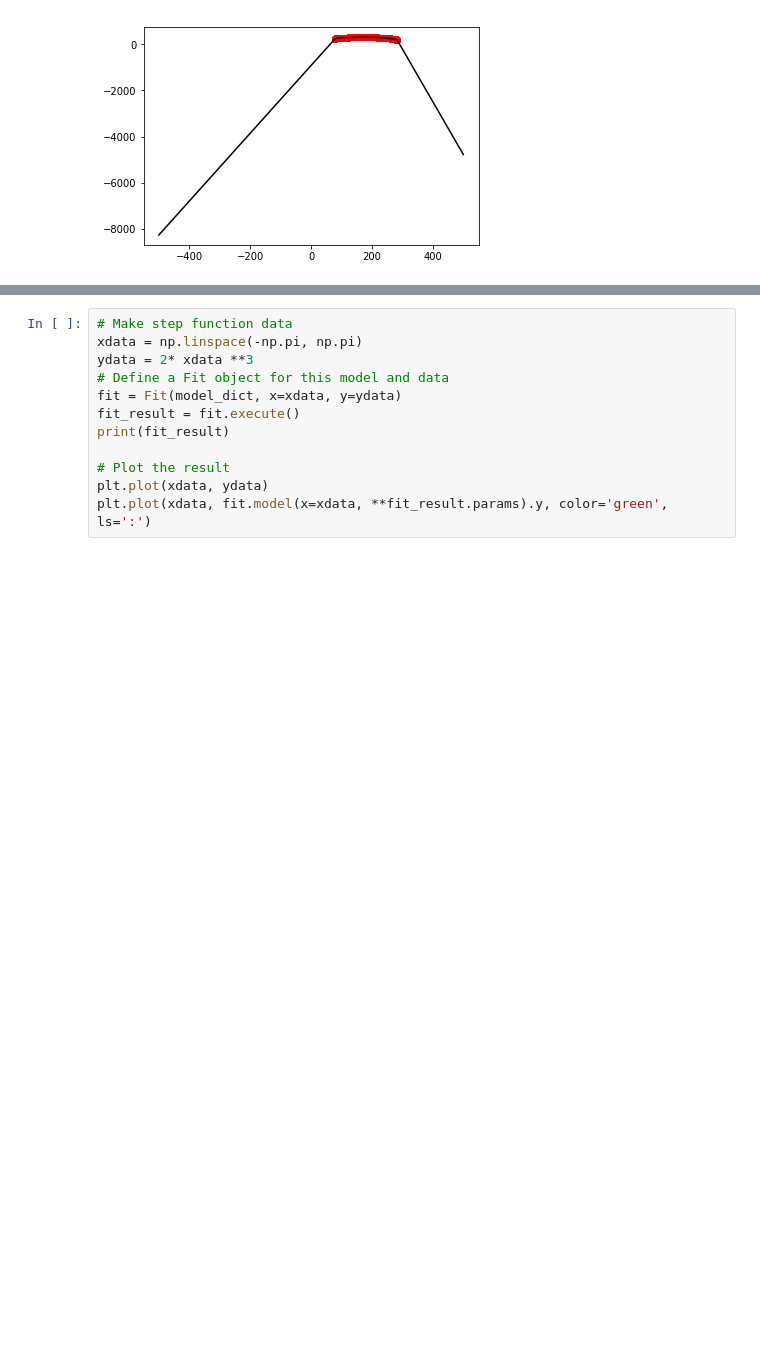
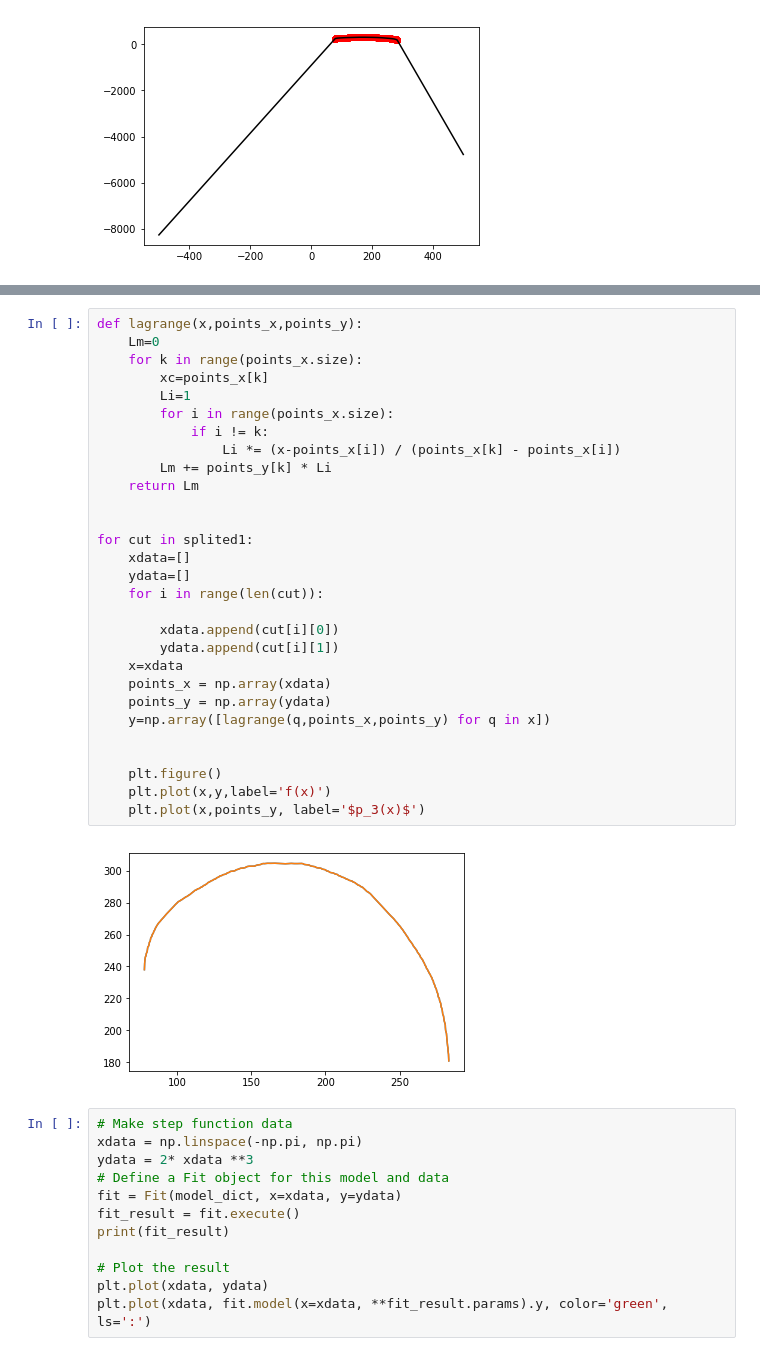
Before and after one commit to DeepFriedPollock/am_205_project, a Jupyter notebook: tyler_in_progress.ipynb, the cells around one changed output, grey strips where cells are left out. Saved outputs shown, nothing was run; the diff lists cells and outputs as text; blank space fills up the shorter version.

```diff
--- a/tyler_in_progress.ipynb
+++ b/tyler_in_progress.ipynb
@@ -497,3 +545,34 @@ for cut in splited:
+# %%
+def lagrange(x,points_x,points_y):
+    Lm=0
+    for k in range(points_x.size):
+        xc=points_x[k]
+        Li=1
+        for i in range(points_x.size):
+            if i != k:
+                Li *= (x-points_x[i]) / (points_x[k] - points_x[i])
+        Lm += points_y[k] * Li
+    return Lm
+
+
+for cut in splited1:
+    xdata=[]
+    ydata=[]
+    for i in range(len(cut)):
+
+        xdata.append(cut[i][0])
+        ydata.append(cut[i][1])
+    x=xdata
+    points_x = np.array(xdata)
+    points_y = np.array(ydata)
+    y=np.array([lagrange(q,points_x,points_y) for q in x])
+
+
+    plt.figure()
+    plt.plot(x,y,label='f(x)')
+    plt.plot(x,points_y, label='$p_3(x)$')
+# %% [output]
+[figure, added]
 # %%
 # Make step function data
 xdata = np.linspace(-np.pi, np.pi)
```
Also changed, not shown: parts of 3 cells of this notebook.
